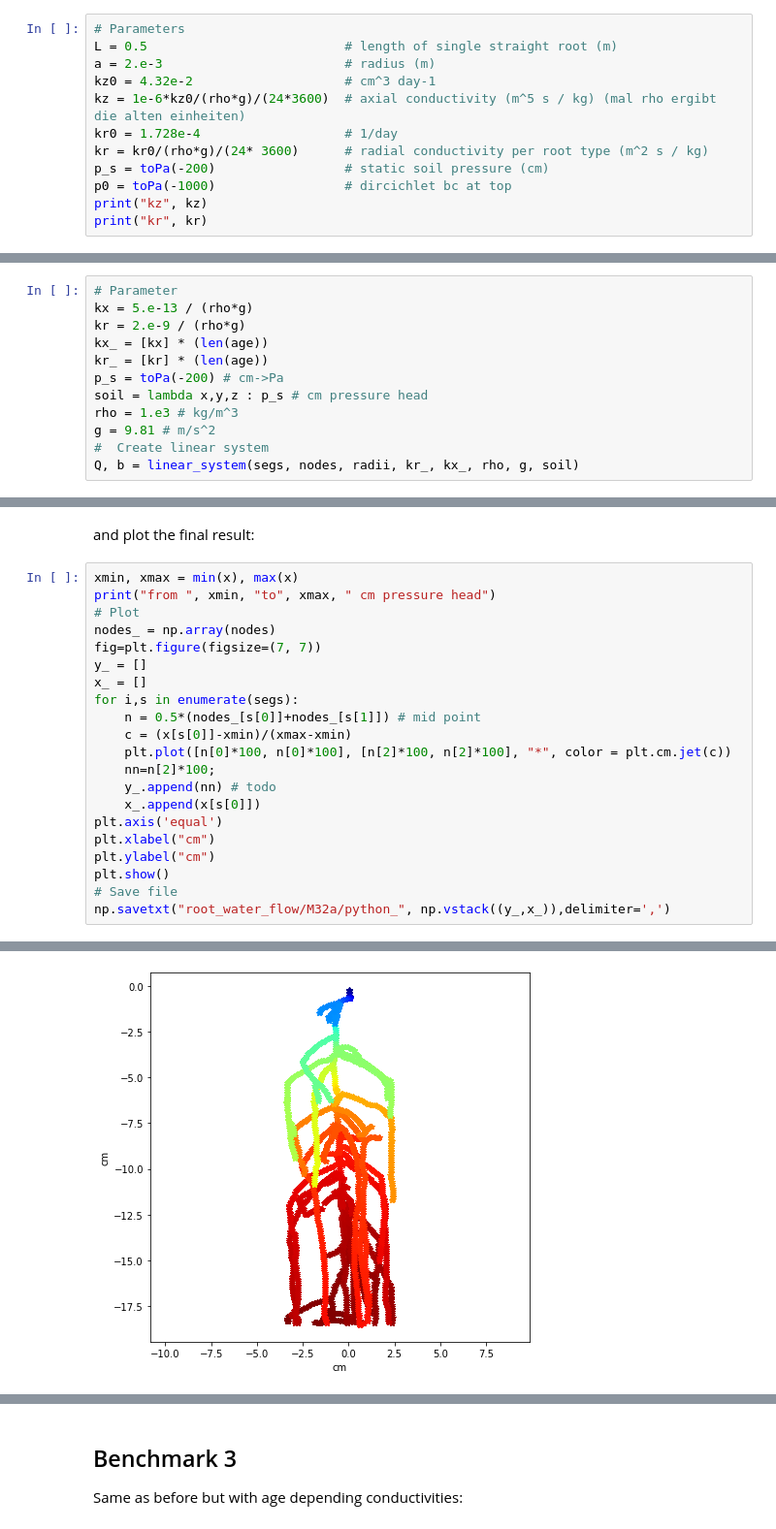
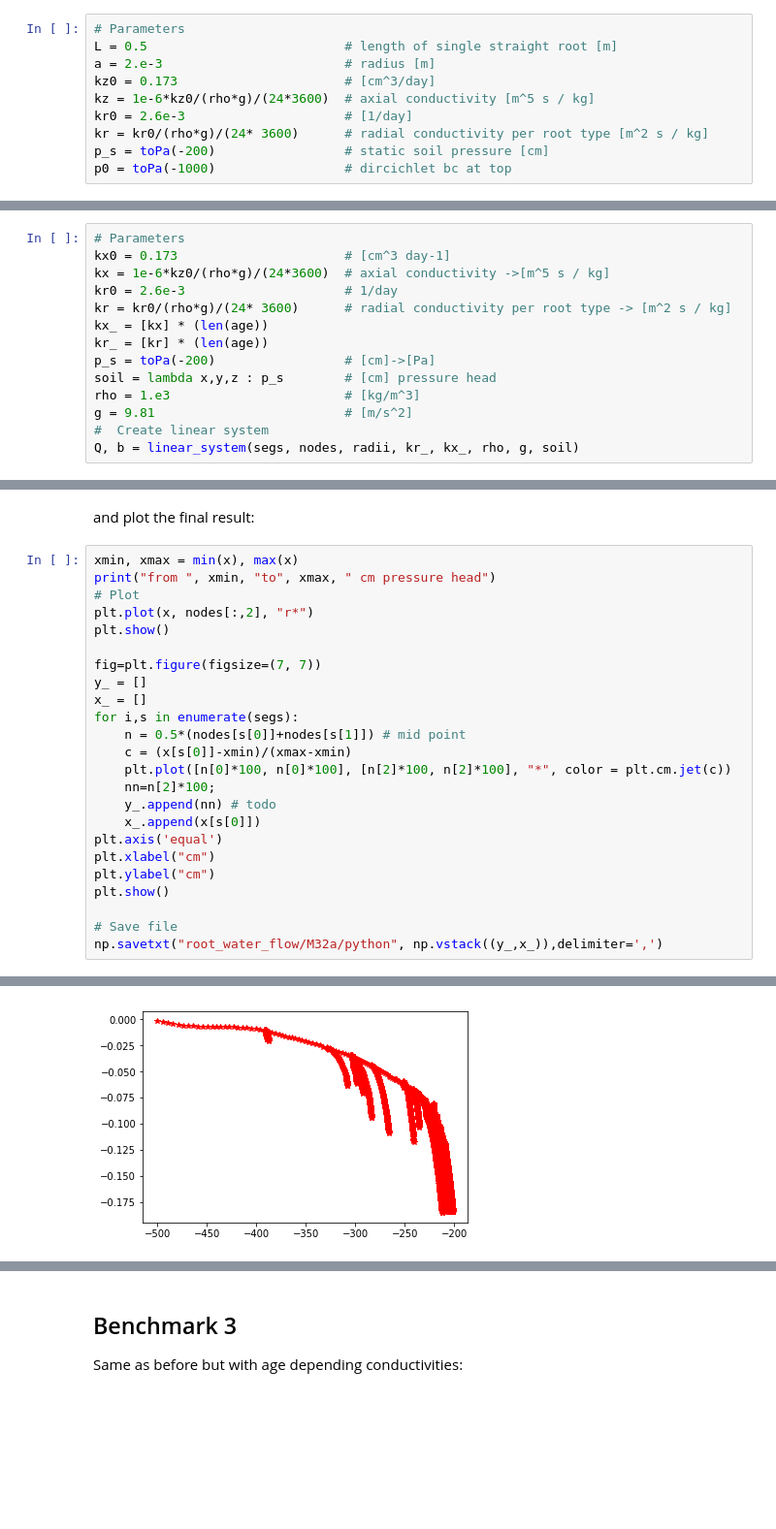
Before and after one commit to RSA-benchmarks/collaborative-comparison, a Jupyter notebook: Water flow in roots - Python.ipynb, the cells around one changed output, grey strips where cells are left out. Shown at 97% size. Saved outputs shown, nothing was run; the diff lists cells and outputs as text; blank space fills up the shorter version.

```diff
--- a/Water flow in roots - Python.ipynb
+++ b/Water flow in roots - Python.ipynb
@@ -176,13 +176,11 @@ def toHead(pa): # Pascal (kg/ (m s^2)) to cm pressure head
 Next we pick the parameters
 # %%
 # Parameters
-L = 0.5                          # length of single straight root (m)
-a = 2.e-3                        # radius (m)
-kz0 = 4.32e-2                    # cm^3 day-1
-kz = 1e-6*kz0/(rho*g)/(24*3600)  # axial conductivity (m^5 s / kg) (mal rho ergibt die alten einheiten)
-kr0 = 1.728e-4                   # 1/day
-kr = kr0/(rho*g)/(24* 3600)      # radial conductivity per root type (m^2 s / kg)
-p_s = toPa(-200)                 # static soil pressure (cm)
+L = 0.5                          # length of single straight root [m]
+a = 2.e-3                        # radius [m]
+kz0 = 0.173                      # [cm^3/day]
+kz = 1e-6*kz0/(rho*g)/(24*3600)  # axial conductivity [m^5 s / kg]
+kr0 = 2.6e-3                     # [1/day]
+kr = kr0/(rho*g)/(24* 3600)      # radial conductivity per root type [m^2 s / kg]
+p_s = toPa(-200)                 # static soil pressure [cm]
 p0 = toPa(-1000)                 # dircichlet bc at top
-print("kz", kz)
-print("kr", kr)
@@ -265,15 +254,17 @@ segs (2881, 2)
 # %% [markdown]
 We prepare the parameters to use the aboves numerical scheme, and create the linear system:
 # %%
-# Parameter
-kx = 5.e-13 / (rho*g)
-kr = 2.e-9 / (rho*g)
+# Parameters
+kx0 = 0.173                      # [cm^3 day-1]
+kx = 1e-6*kz0/(rho*g)/(24*3600)  # axial conductivity ->[m^5 s / kg]
+kr0 = 2.6e-3                     # 1/day
+kr = kr0/(rho*g)/(24* 3600)      # radial conductivity per root type -> [m^2 s / kg]
 kx_ = [kx] * (len(age))
 kr_ = [kr] * (len(age))
-p_s = toPa(-200) # cm->Pa
-soil = lambda x,y,z : p_s # cm pressure head
-rho = 1.e3 # kg/m^3
-g = 9.81 # m/s^2
+p_s = toPa(-200)                 # [cm]->[Pa]
+soil = lambda x,y,z : p_s        # [cm] pressure head
+rho = 1.e3                       # [kg/m^3]
+g = 9.81                         # [m/s^2]
 #  Create linear system
 Q, b = linear_system(segs, nodes, radii, kr_, kx_, rho, g, soil)
 # %% [markdown]
@@ -304,12 +295,14 @@ and plot the final result:
 xmin, xmax = min(x), max(x)
 print("from ", xmin, "to", xmax, " cm pressure head")
 # Plot
-nodes_ = np.array(nodes)
+plt.plot(x, nodes[:,2], "r*")
+plt.show()
+
 fig=plt.figure(figsize=(7, 7))
 y_ = []
 x_ = []
 for i,s in enumerate(segs):
-    n = 0.5*(nodes_[s[0]]+nodes_[s[1]]) # mid point
+    n = 0.5*(nodes[s[0]]+nodes[s[1]]) # mid point
     c = (x[s[0]]-xmin)/(xmax-xmin)
     plt.plot([n[0]*100, n[0]*100], [n[2]*100, n[2]*100], "*", color = plt.cm.jet(c))
     nn=n[2]*100;
@@ -319,6 +312,7 @@ plt.axis('equal')
 plt.xlabel("cm")
 plt.ylabel("cm")
 plt.show()
+
 # Save file
-np.savetxt("root_water_flow/M32a/python_", np.vstack((y_,x_)),delimiter=',')
+np.savetxt("root_water_flow/M32a/python", np.vstack((y_,x_)),delimiter=',')
 # %% [output]
@@ -326 +320 @@ from  -500.0 to -240.8156139015563  cm pressure head
-[figure, old version]
+[figure, new version]
```
Also changed, not shown: parts of 10 cells of this notebook, 10 other files.
